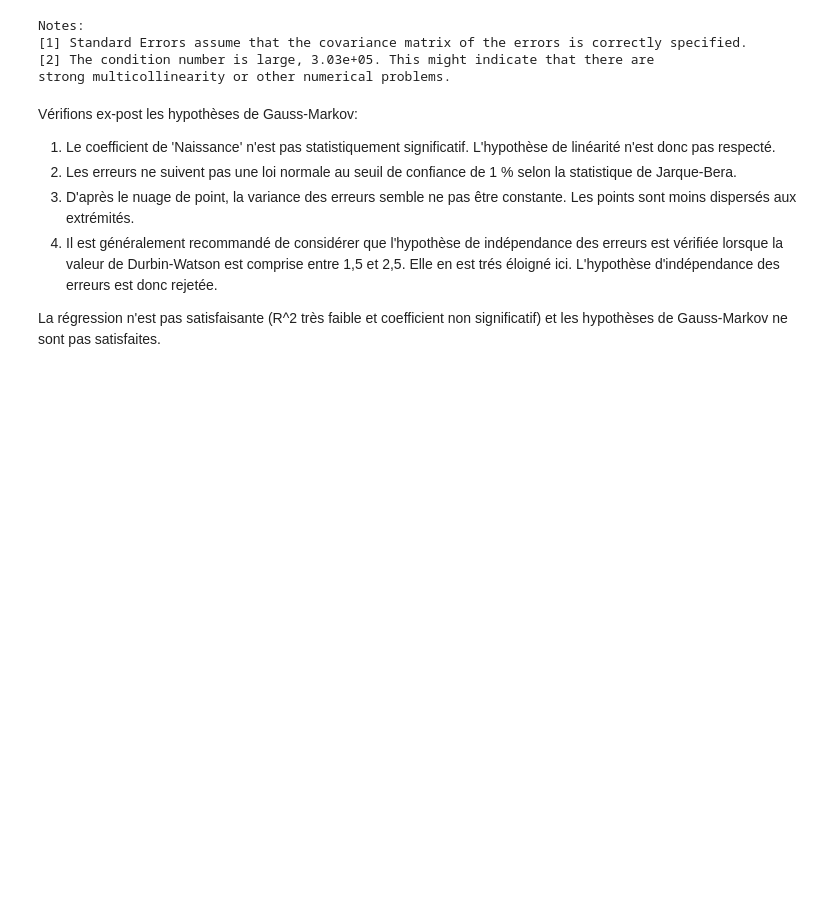
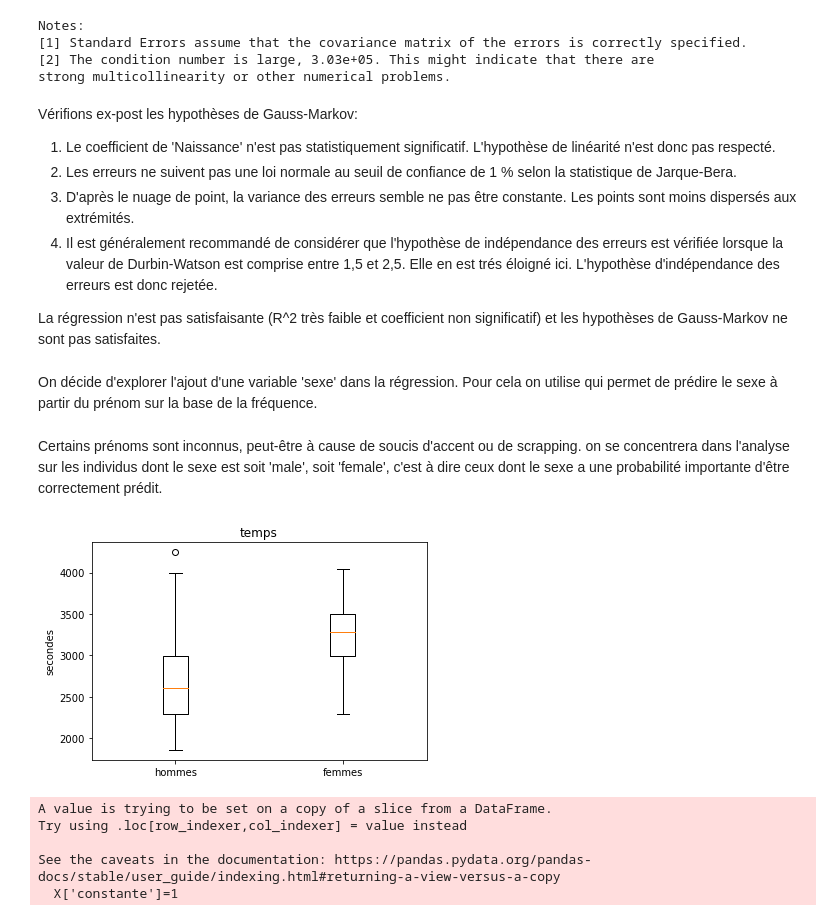
Before and after one commit to Kirscher/ResultAthle, a Jupyter notebook: eda.ipynb, the cells around one changed output. Cells and saved outputs as stored; diff of their text form; code cells hidden in the pictures; blank space fills up the shorter version.

```diff
--- a/eda.ipynb
+++ b/eda.ipynb
@@ -379,13 +394,3 @@ pd.DataFrame(model.cluster_centers_, columns=(['temps', 'Naissance']))
 | 4 | 3974.888889 | 1980.555556 |
 # %% [markdown]
 Testons si une régression linéaire prédit un effet de l'âge sur le résultat.
-# %%
-regression = LinearRegression()
-
-# Entraînez le modèle en appelant la méthode fit
-
-x = data[['Naissance']]
-y = data['duration']
-regression.fit(x, y)
-accuracy = regression.score(x, y)
-print("Précision du modèle: {:.4f}".format(accuracy))
@@ -433,3 +436,18 @@ Vérifions ex-post les hypothèses de Gauss-Markov:
 4. Il est généralement recommandé de considérer que l'hypothèse de indépendance des erreurs est vérifiée lorsque la valeur de Durbin-Watson est comprise entre 1,5 et 2,5. Elle en est trés éloigné ici. L'hypothèse d'indépendance des erreurs est donc rejetée.
 
 La régression n'est pas satisfaisante (R^2 très faible et coefficient non significatif) et les hypothèses de Gauss-Markov ne sont pas satisfaites.
+# %% [markdown]
+On décide d'explorer l'ajout d'une variable 'sexe' dans la régression. Pour cela on utilise qui permet de prédire le sexe à partir du prénom sur la base de la fréquence.
+# %%
+detector = gender.Detector()
+sexe = detector.get_gender("John")
+data['sexe'] = data['Prénom'].apply(lambda x : detector.get_gender(x))
+# %% [markdown]
+Certains prénoms sont inconnus, peut-être à cause de soucis d'accent ou de scrapping. on se concentrera dans l'analyse sur les individus dont le sexe est soit 'male', soit 'female', c'est à dire ceux dont le sexe a une probabilité importante d'être correctement prédit.
+# %%
+plt.boxplot([data['duration'][data['sexe']=='male'], data['duration'][data['sexe']=='female']], labels=['hommes', 'femmes'])
+plt.title('temps')
+plt.ylabel('secondes')
+plt.show()
+# %% [output]
+[figure, added]
@@ -435,0 +457,11 @@ La régression n'est pas satisfaisante (R^2 très faible et coefficient non sign
+# %%
+X=data1[['sexe','Naissance']]
+X['constante']=1
+X=X.to_numpy()
+y=data1['duration'].to_numpy()
+# %% [output]
+A value is trying to be set on a copy of a slice from a DataFrame.
+Try using .loc[row_indexer,col_indexer] = value instead
+
+See the caveats in the documentation: https://pandas.pydata.org/pandas-docs/stable/user_guide/indexing.html#returning-a-view-versus-a-copy
+  X['constante']=1
```
Also changed, not shown: parts of 9 cells of this notebook.
